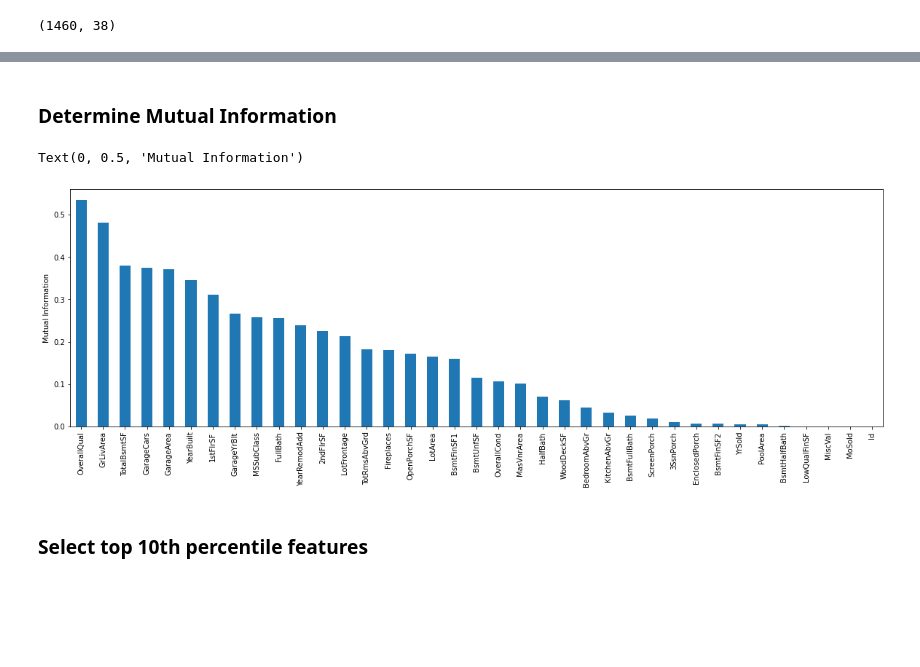
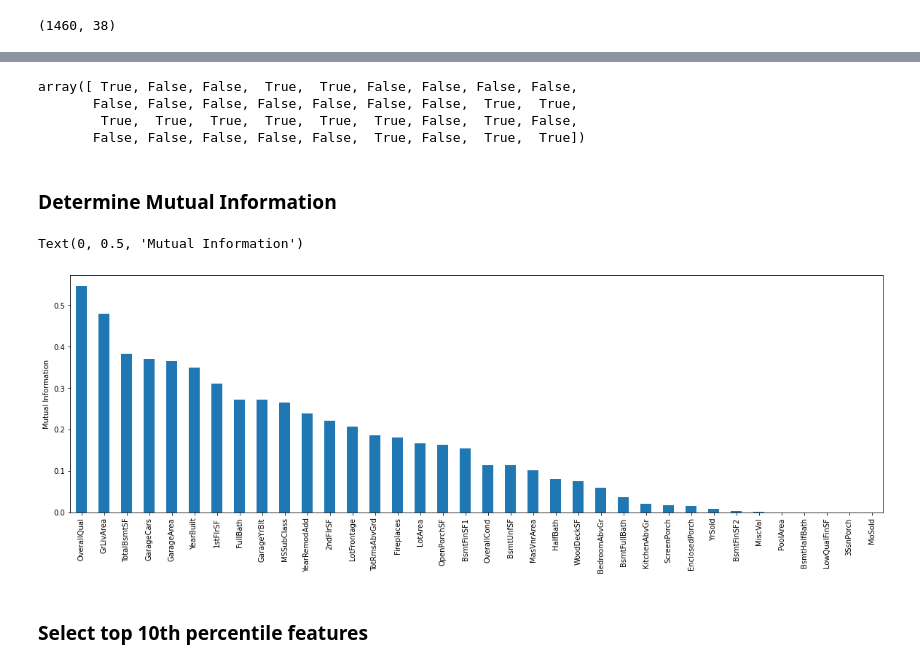
Before and after one commit to solegalli/feature-selection-for-machine-learning, a Jupyter notebook: 05-Filter-Statistical-Tests/05.1-Mutual-information.ipynb, the cells around one changed output, grey strips where cells are left out. Drawn from its saved outputs; the diff is of its cells as text; code cells hidden in the pictures; blank space fills up the shorter version.

```diff
--- a/05-Filter-Statistical-Tests/05.1-Mutual-information.ipynb
+++ b/05-Filter-Statistical-Tests/05.1-Mutual-information.ipynb
@@ -159,7 +165,7 @@ data.shape
 # %%
 # separate train and test sets
 X_train, X_test, y_train, y_test = train_test_split(
-    data.drop(labels=['SalePrice'], axis=1),
+    data.drop(labels=['Id','SalePrice'], axis=1),
     data['SalePrice'],
     test_size=0.3,
     random_state=0)
@@ -170,3 +198,14 @@ X_train.shape, X_test.shape
+# %%
+# let's capture the discrete features in a boolean vector
+
+discrete = (X_train.nunique() <= 15).values
+
+discrete
+# %% [output]
+array([ True, False, False,  True,  True, False, False, False, False,
+       False, False, False, False, False, False, False,  True,  True,
+        True,  True,  True,  True,  True,  True, False,  True, False,
+       False, False, False, False, False,  True, False,  True,  True])
 # %%
 ## fill missing values
 
@@ -174,18 +213,26 @@ X_train = X_train.fillna(0)
 X_test = X_test.fillna(0)
 # %% [markdown]
 ### Determine Mutual Information
+# %%
+# determine the mutual information
+
+mi = mutual_info_regression(
+    X = X_train,
+    y = y_train,
+    discrete_features = discrete,
+    n_neighbors=3,
+    random_state=3,
+)
 # %%
-# determine the mutual information
-mi = mutual_info_regression(X_train, y_train)
+# and make a bar  plot
 
-# and make a bar  plot
 mi = pd.Series(mi)
 mi.index = X_train.columns
 mi.sort_values(ascending=False).plot.bar(figsize=(20,6))
 plt.ylabel('Mutual Information')
 # %% [output]
 Text(0, 0.5, 'Mutual Information')
-[figure, old version]
+[figure, new version]
 # %% [markdown]
 ### Select top 10th percentile features
 # %%
```
Also changed, not shown: parts of 12 cells of this notebook, 6 other files.
